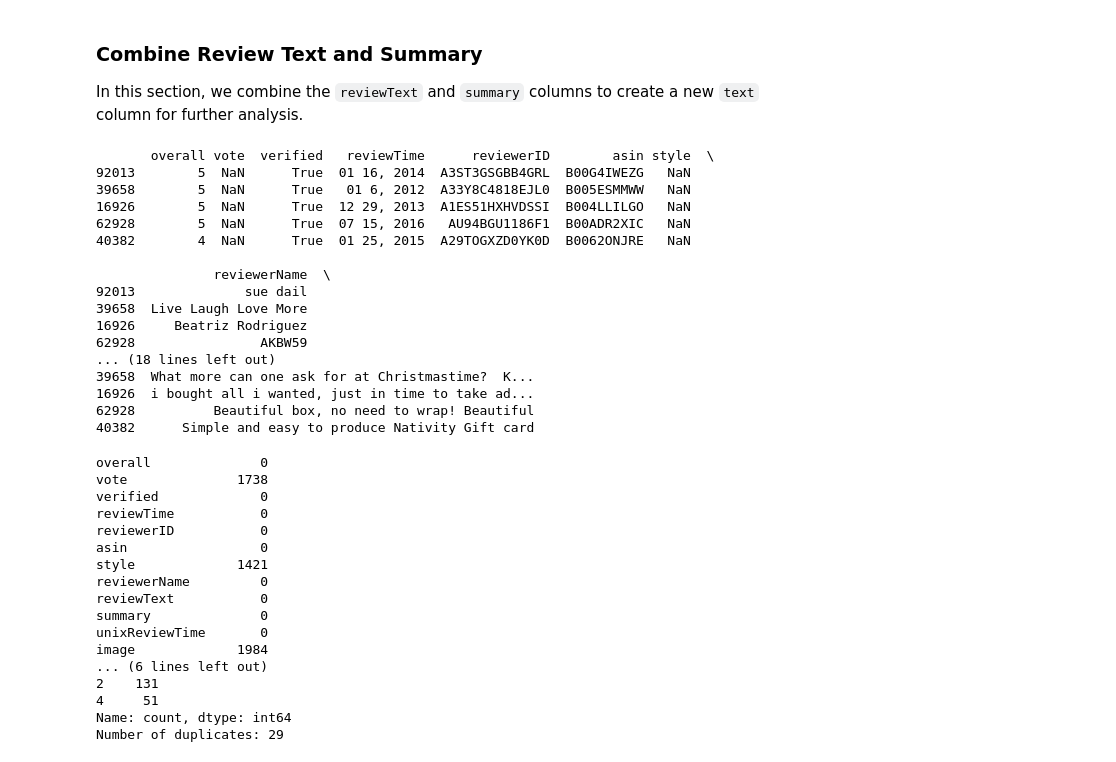
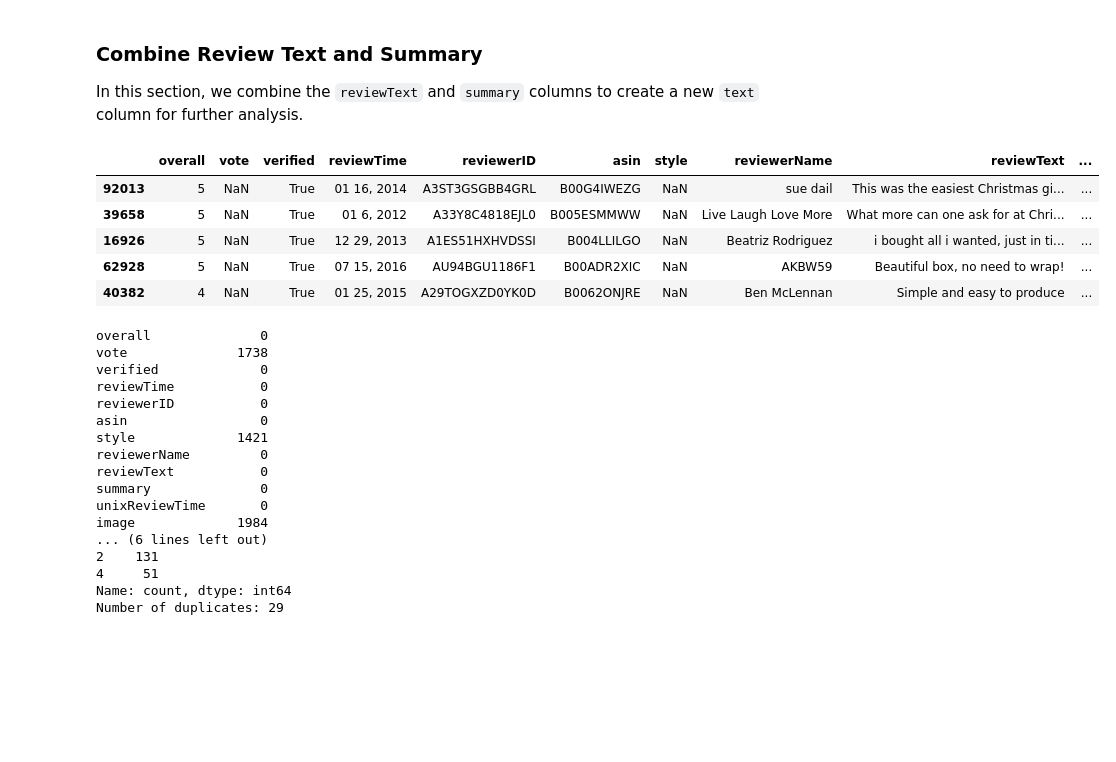
Before and after one commit to Timothy965/COMP262_GROUP5, a Jupyter notebook: COMP262_GROUPPROJECT_PHASE2.ipynb, the cells around one changed output. Saved outputs shown, nothing was run; the diff lists cells and outputs as text; code cells hidden in the pictures; blank space fills up the shorter version.

Commit message:
changed the display format of data outpu

```diff
--- a/COMP262_GROUPPROJECT_PHASE2.ipynb
+++ b/COMP262_GROUPPROJECT_PHASE2.ipynb
@@ -660,12 +660,12 @@ In this section, we load the dataset for Phase 2, which contains Amazon gift car
 import pandas as pd
 
 # Load the dataset
-url = "https://raw.githubusercontent.com/Timothy965/COMP262_GROUP5/refs/heads/phase2/Dataset/Gift_Cards_Phase2.json"
+url = "https://raw.githubusercontent.com/Timothy965/COMP262_GROUP5/refs/heads/main/Dataset/Gift_Cards_Phase2.json"
 data = pd.read_json(url, lines=True)
-
-# Display the first few rows of the dataset
-print(data.head())
 
 # Print name of columns
 print(data.columns)
+
+# Display the first few rows of the dataset
+data.head()
 # %% [output]
@@ -716,27 +703,16 @@ In this section, we combine the `reviewText` and `summary` columns to create a n
 # %%
 # Combine the reviewText and summary columns to create a new text column
 data_sample['text'] = data_sample['reviewText'] + ' ' + data_sample['summary']
 
 # Display the first few rows of the dataset with the new text column
-print(data_sample.head())
+data_sample.head()
 # %% [output]
-       overall vote  verified   reviewTime      reviewerID        asin style  \
-92013        5  NaN      True  01 16, 2014  A3ST3GSGBB4GRL  B00G4IWEZG   NaN
-39658        5  NaN      True   01 6, 2012  A33Y8C4818EJL0  B005ESMMWW   NaN
-16926        5  NaN      True  12 29, 2013  A1ES51HXHVDSSI  B004LLILGO   NaN
-62928        5  NaN      True  07 15, 2016   AU94BGU1186F1  B00ADR2XIC   NaN
-40382        4  NaN      True  01 25, 2015  A29TOGXZD0YK0D  B0062ONJRE   NaN
-
-               reviewerName  \
-92013              sue dail
-39658  Live Laugh Love More
-16926     Beatriz Rodriguez
-62928                AKBW59
-... (18 lines left out)
-39658  What more can one ask for at Christmastime?  K...
-16926  i bought all i wanted, just in time to take ad...
-62928          Beautiful box, no need to wrap! Beautiful
-40382      Simple and easy to produce Nativity Gift card
+|  | overall | vote | verified | reviewTime | reviewerID | asin | style | reviewerName | reviewText | ... |
+| 92013 | 5 | NaN | True | 01 16, 2014 | A3ST3GSGBB4GRL | B00G4IWEZG | NaN | sue dail | This was the easiest Christmas gi... | ... |
+| 39658 | 5 | NaN | True | 01 6, 2012 | A33Y8C4818EJL0 | B005ESMMWW | NaN | Live Laugh Love More | What more can one ask for at Chri... | ... |
+| 16926 | 5 | NaN | True | 12 29, 2013 | A1ES51HXHVDSSI | B004LLILGO | NaN | Beatriz Rodriguez | i bought all i wanted, just in ti... | ... |
+| 62928 | 5 | NaN | True | 07 15, 2016 | AU94BGU1186F1 | B00ADR2XIC | NaN | AKBW59 | Beautiful box, no need to wrap! | ... |
+| 40382 | 4 | NaN | True | 01 25, 2015 | A29TOGXZD0YK0D | B0062ONJRE | NaN | Ben McLennan | Simple and easy to produce | ... |
 # %%
 # Check for missing values
 print(data_sample.isnull().sum())
```
Also changed, not shown: parts of 5 cells of this notebook.
